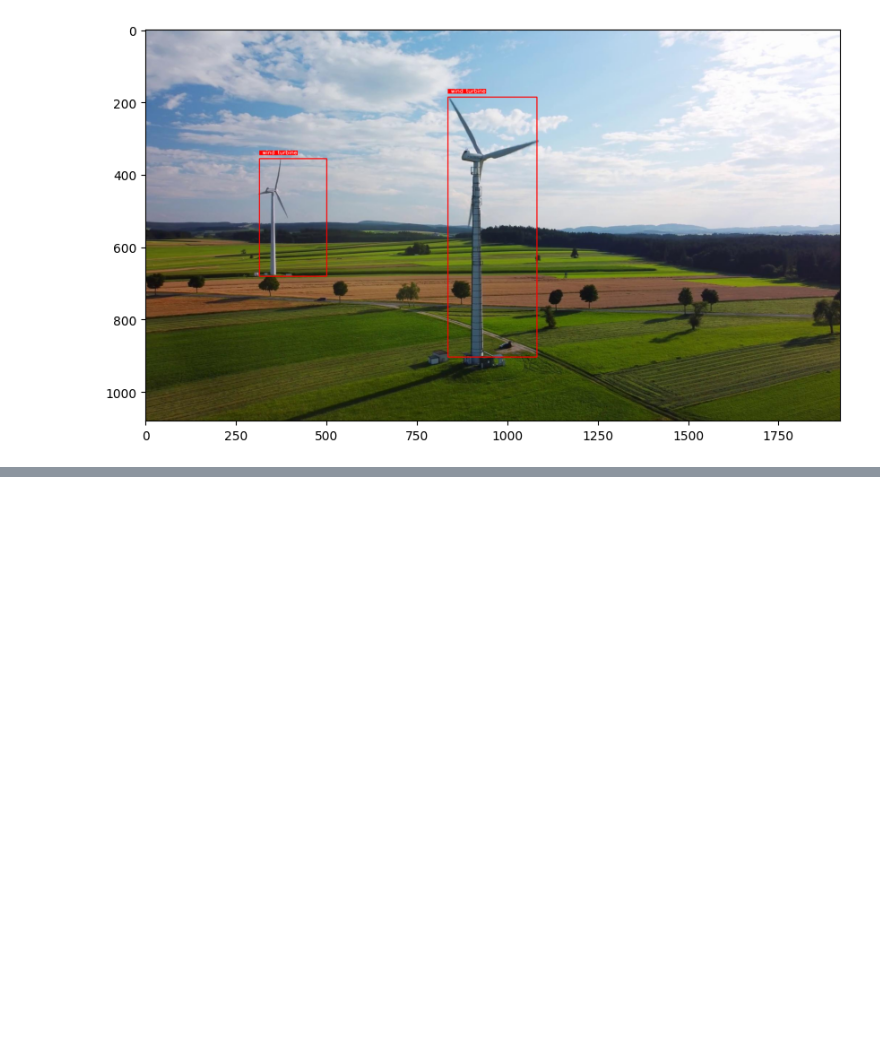
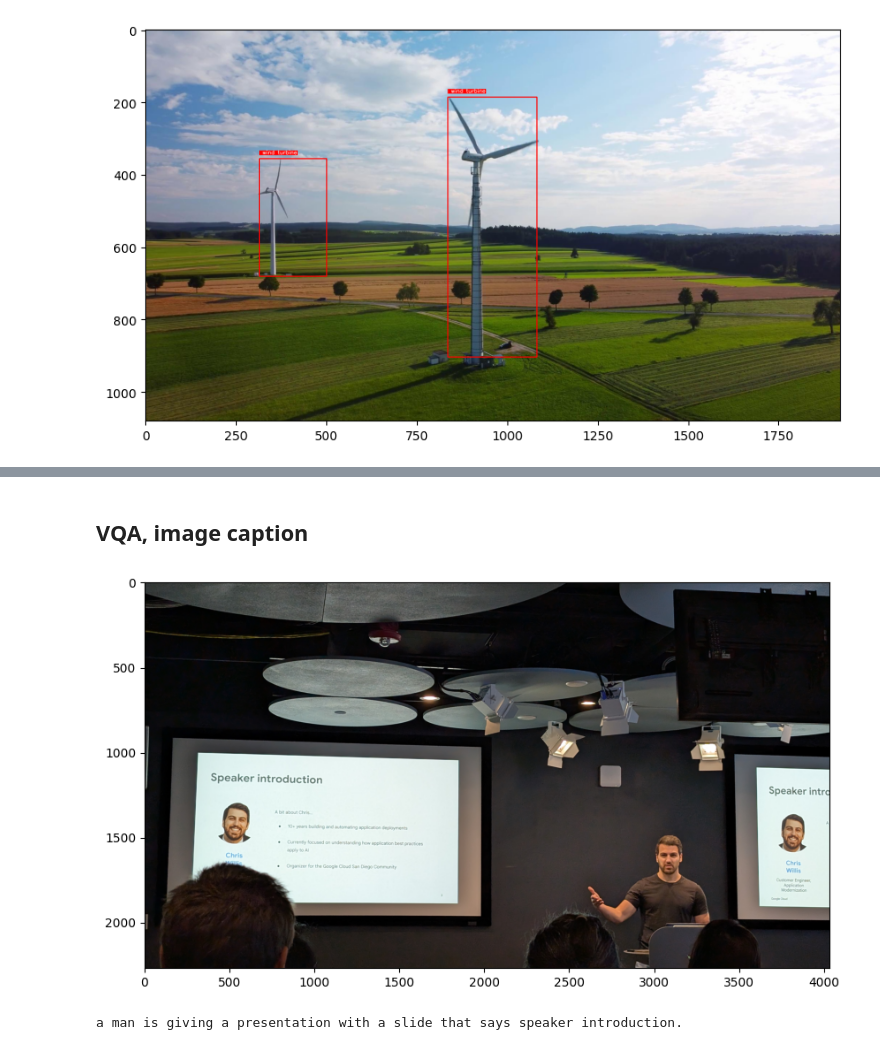
Before and after one commit to rajesh-bhat/auto_labelling_with_vlms, a Jupyter notebook: paligemma_demo.ipynb, the cells around one changed output, grey strips where cells are left out. Cells and saved outputs as stored; diff of their text form; code cells hidden in the pictures; blank space fills up the shorter version.

```diff
--- a/paligemma_demo.ipynb
+++ b/paligemma_demo.ipynb
@@ -195,3 +200,21 @@ Starts: Now
 Shared Users: 4
 27/02/2019 11:03:15
 To logout or check status please type in http://hello.wifi Thank you !
+# %% [markdown]
+## VQA, image caption
+# %%
+prompt = "caption the image"
+
+opencv_img = cv2.cvtColor(
+    cv2.imread("../dev_fest.jpg"), cv2.COLOR_BGR2RGB
+)
+
+plt.figure(figsize=(10, 8))
+plt.imshow(opencv_img)
+plt.show()
+
+response = get_result(opencv_img, prompt)
+print(response['paligemma_response'])
+# %% [output]
+[figure, added]
+a man is giving a presentation with a slide that says speaker introduction.
```
Also changed, not shown: parts of 3 cells of this notebook.
